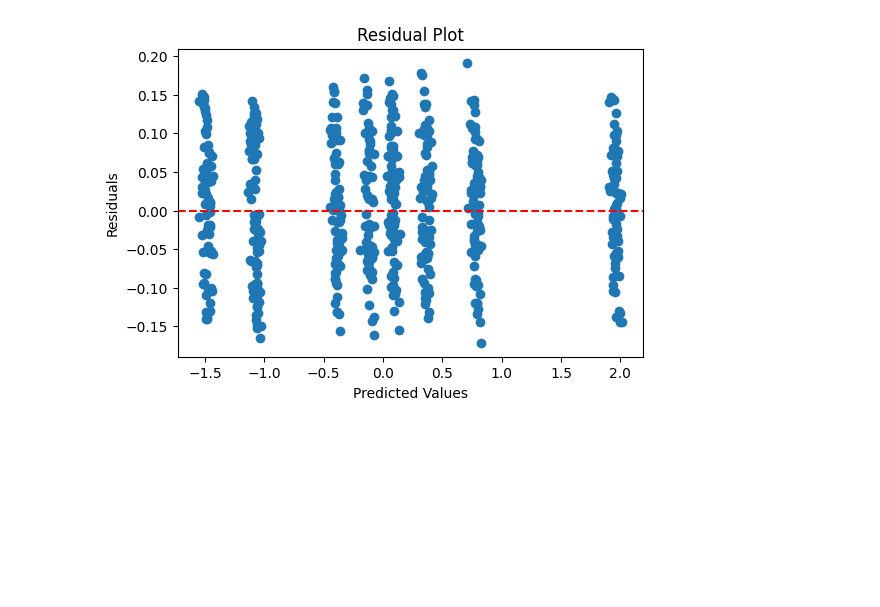
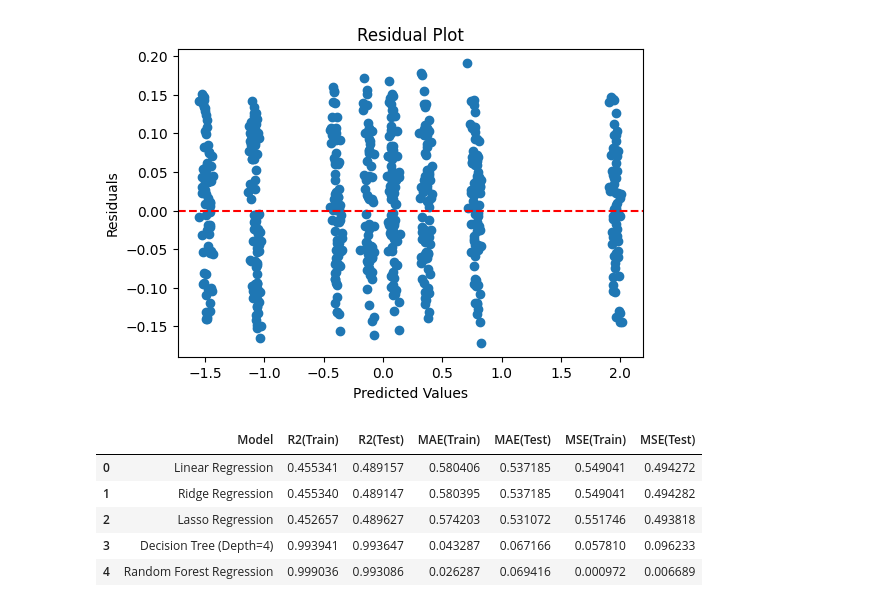
Before and after one commit to pasindu-piyumal/BMW-Global-Sales, a Jupyter notebook: analysis.ipynb, the cells around one changed output. Cells and saved outputs as stored; diff of their text form; code cells hidden in the pictures; blank space fills up the shorter version.

Commit message:
compare models

```diff
--- a/analysis.ipynb
+++ b/analysis.ipynb
@@ -490,7 +490,9 @@ x test:  (609, 9)
 y train:  (2432,)
 y test:  (609,)
 # %%
-def predict_model(model):
+results = []
+
+def predict_model(model_name, model):
     model.fit(X_train, y_train)
 
     y_pred_train = model.predict(X_train)
@@ -514,6 +516,18 @@ def predict_model(model):
     cv_score = cross_val_score(model, X_train, y_train, cv=5, scoring='r2').mean()
     print(f"Cross-Validation R²: {cv_score:.4f}")
 
+    metrics = {
+        "Model": model_name,
+        "R2(Train)": r2_score(y_train, y_pred_train),
+        "R2(Test)": r2_score(y_test, y_pred_test),
+        "MAE(Train)": mean_absolute_error(y_train, y_pred_train),
+        "MAE(Test)": mean_absolute_error(y_test, y_pred_test),
+        "MSE(Train)": mean_squared_error(y_train, y_pred_train),
+        "MSE(Test)": mean_squared_error(y_test, y_pred_test)
+    }
+
+    results.append(metrics)
+
     plt.figure(figsize=(6,4))
     plt.scatter(y_test, y_pred_test)
     plt.plot([y_test.min(), y_test.max()],
@@ -647,3 +681,16 @@ Testing MSE: 0.0067
 Cross-Validation R²: 0.9930
 [figure]
 [figure]
+# %%
+results_df = pd.DataFrame(results)
+
+results_df = results_df[["Model", "R2(Train)", "R2(Test)", "MAE(Train)", "MAE(Test)", "MSE(Train)", "MSE(Test)"]]
+
+display(results_df)
+# %% [output]
+|  | Model | R2(Train) | R2(Test) | MAE(Train) | MAE(Test) | MSE(Train) | MSE(Test) |
+| 0 | Linear Regression | 0.455341 | 0.489157 | 0.580406 | 0.537185 | 0.549041 | 0.494272 |
+| 1 | Ridge Regression | 0.455340 | 0.489147 | 0.580395 | 0.537185 | 0.549041 | 0.494282 |
+| 2 | Lasso Regression | 0.452657 | 0.489627 | 0.574203 | 0.531072 | 0.551746 | 0.493818 |
+| 3 | Decision Tree (Depth=4) | 0.993941 | 0.993647 | 0.043287 | 0.067166 | 0.057810 | 0.096233 |
+| 4 | Random Forest Regression | 0.999036 | 0.993086 | 0.026287 | 0.069416 | 0.000972 | 0.006689 |
```
Also changed, not shown: parts of 5 cells of this notebook.
